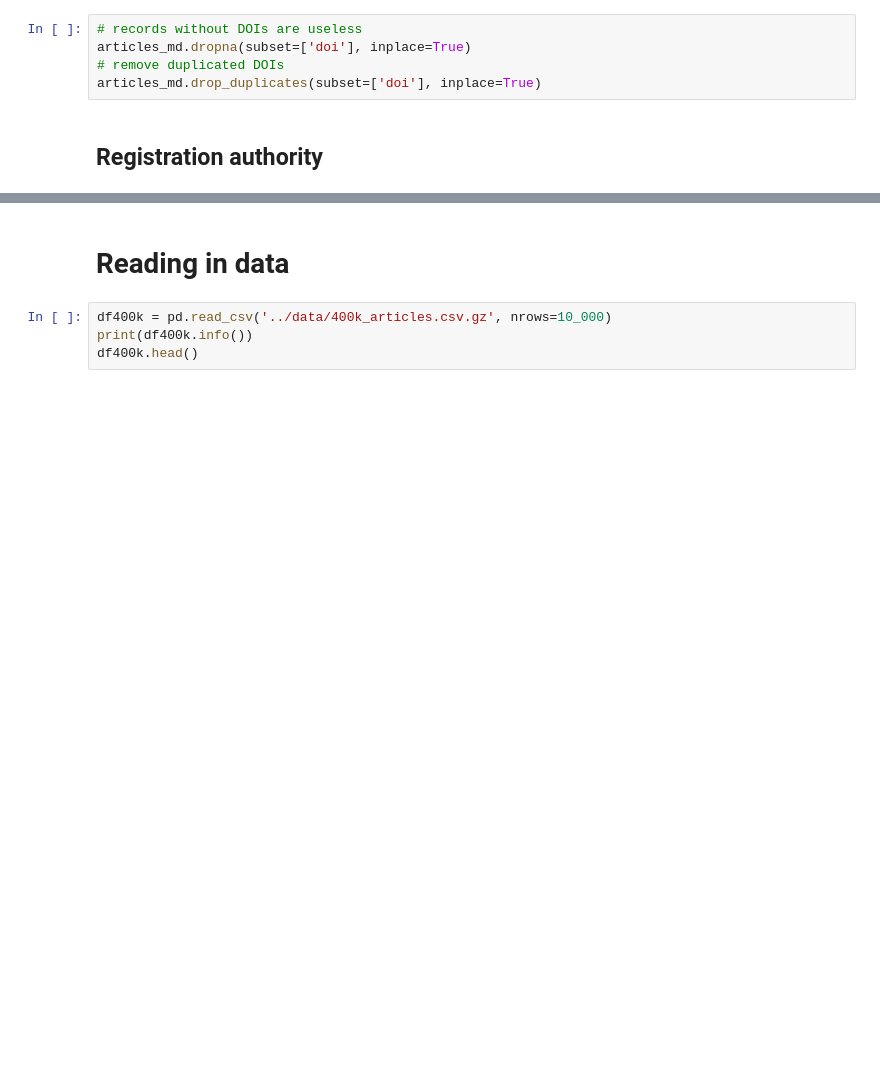
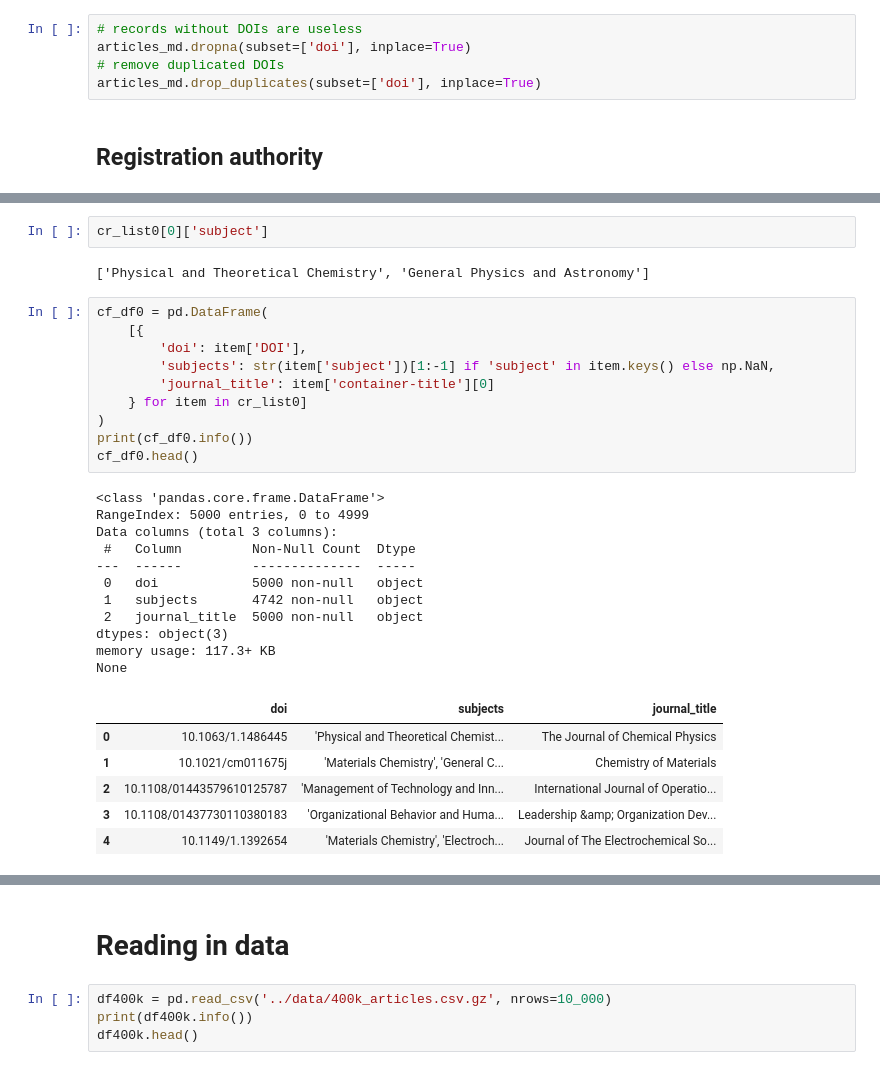
Before and after one commit to msc2106/QualAbstracts, a Jupyter notebook: notebooks/data_wrangling.ipynb, the cells around one changed output, grey strips where cells are left out. Drawn from its saved outputs; the diff is of its cells as text; blank space fills up the shorter version.

```diff
--- a/notebooks/data_wrangling.ipynb
+++ b/notebooks/data_wrangling.ipynb
@@ -91,0 +99,32 @@ print(articles_md.head())
+# %%
+cr_list0[0]['subject']
+# %% [output]
+['Physical and Theoretical Chemistry', 'General Physics and Astronomy']
+# %%
+cf_df0 = pd.DataFrame(
+    [{
+        'doi': item['DOI'],
+        'subjects': str(item['subject'])[1:-1] if 'subject' in item.keys() else np.NaN,
+        'journal_title': item['container-title'][0]
+    } for item in cr_list0]
+)
+print(cf_df0.info())
+cf_df0.head()
+# %% [output]
+<class 'pandas.core.frame.DataFrame'>
+RangeIndex: 5000 entries, 0 to 4999
+Data columns (total 3 columns):
+ #   Column         Non-Null Count  Dtype
+---  ------         --------------  -----
+ 0   doi            5000 non-null   object
+ 1   subjects       4742 non-null   object
+ 2   journal_title  5000 non-null   object
+dtypes: object(3)
+memory usage: 117.3+ KB
+None
+|  | doi | subjects | journal_title |
+| 0 | 10.1063/1.1486445 | 'Physical and Theoretical Chemist... | The Journal of Chemical Physics |
+| 1 | 10.1021/cm011675j | 'Materials Chemistry', 'General C... | Chemistry of Materials |
+| 2 | 10.1108/01443579610125787 | 'Management of Technology and Inn... | International Journal of Operatio... |
+| 3 | 10.1108/01437730110380183 | 'Organizational Behavior and Huma... | Leadership &amp; Organization Dev... |
+| 4 | 10.1149/1.1392654 | 'Materials Chemistry', 'Electroch... | Journal of The Electrochemical So... |
```
Also changed, not shown: parts of 9 cells of this notebook, 1 other file.
